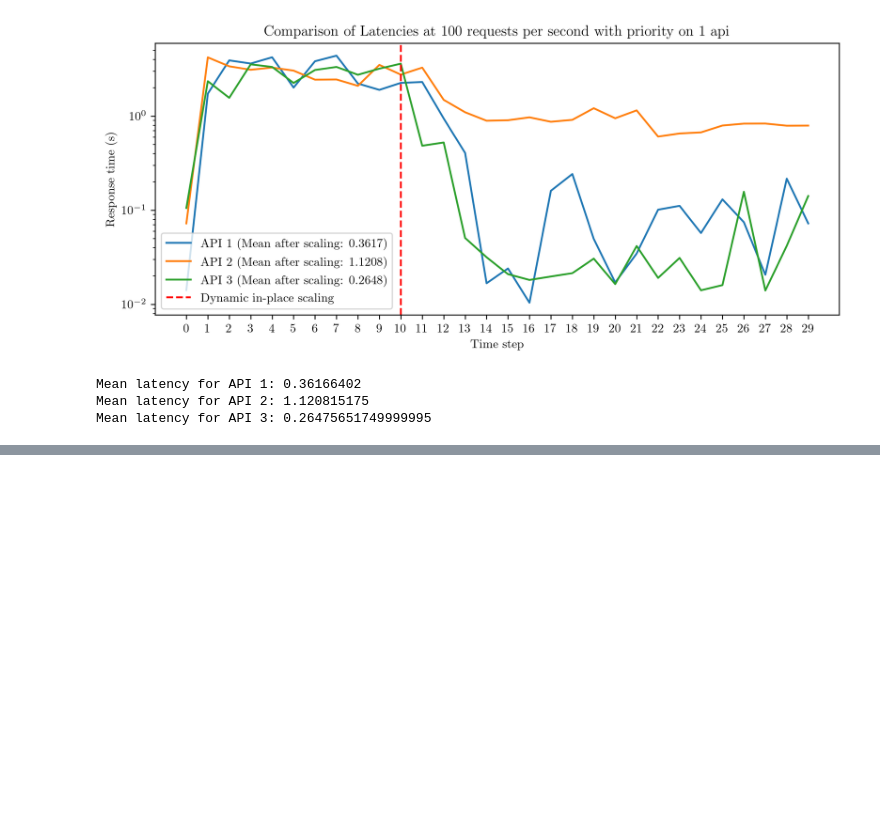
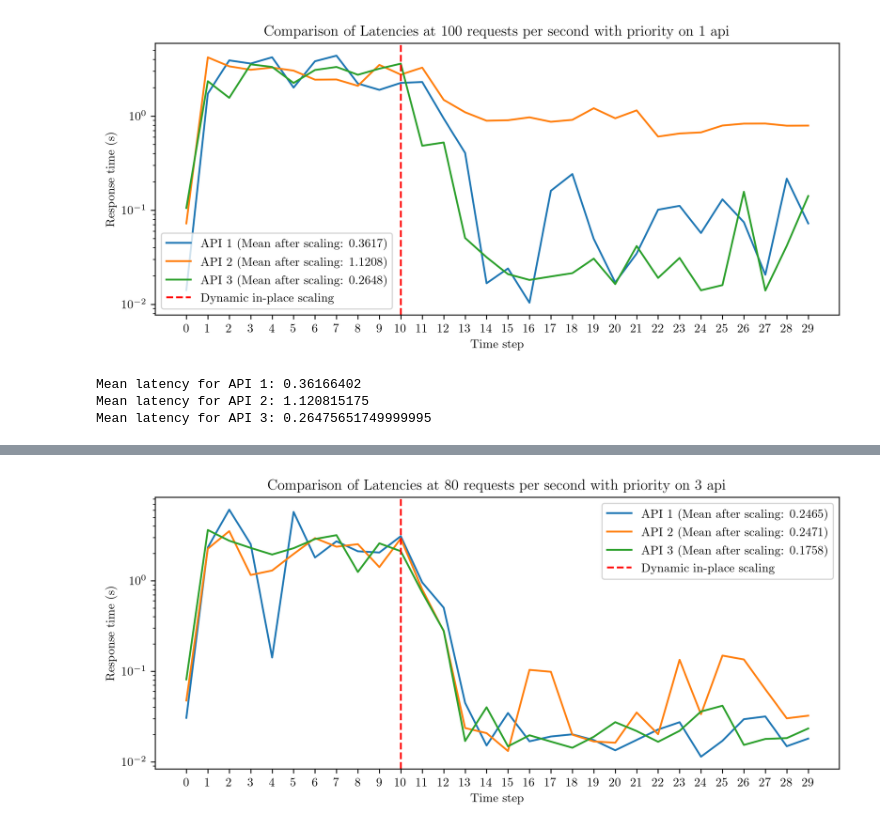
Before and after one commit to sensorlab/agent-edgeautoscaling, a Jupyter notebook: code/sla_priority_analysis.ipynb, the cells around one changed output, grey strips where cells are left out. Drawn from its saved outputs; the diff is of its cells as text; code cells hidden in the pictures; blank space fills up the shorter version.

Commit message:
add localization hpa scaling and add to analysis

```diff
--- a/code/sla_priority_analysis.ipynb
+++ b/code/sla_priority_analysis.ipynb
@@ -21,7 +22,7 @@ print(f'Current working directory: {os.getcwd()}')
 divide_at = 3
 
 interval = 1000
-rps = 100
+rps = 80
 random_rps = False
 # every = 3
 initial_rps = rps
@@ -38,7 +39,7 @@ nodes = init_nodes(debug=True, custom_label='app=localization-api')
 
 apis = 3
 
-priority_api = 1
+priority_api = 3
 resources = 1000
 # %% [output]
 Current working directory: /home/jprodanov/resource-elastisity-nancy
@@ -178,0 +185,14 @@ Mean latency for API 3: 0.26475651749999995
+# %%
+set_container_cpu_values(cpus=1000)
+for node in nodes:
+    for container_id, (_, _, _) in list(node.get_containers().items()):
+        (_, _, cpu_percentage), (_, _, _), (_, _), _ = node.get_container_usage(container_id)
+        if cpu_percentage > 20:
+            time.sleep(1.5)
+        else:
+            break
+
+mdqn_rts = []
+mdqn_container_recordings = []
+set_container_cpu_values(cpus=100)
+time.sleep(5)
@@ -178,0 +253,23 @@ Mean latency for API 3: 0.26475651749999995
+# %%
+rts = np.array(mdqn_rts).T
+
+plt.figure(figsize=(10, 4), dpi=300)
+
+for i, latency in enumerate(rts):
+    mean_latency = np.mean(latency[len(rts[0]) // divide_at:])
+    plt.plot(latency, label=f'API {i + 1} (Mean after scaling: {mean_latency:.4f})')
+
+middle_x = len(rts[0]) // divide_at
+plt.axvline(x=middle_x, color='r', linestyle='--', label='Dynamic in-place scaling')
+
+plt.xlabel('Time step')
+plt.ylabel('Response time (s)')
+plt.yscale('log')
+plt.title(f'Comparison of Latencies at {initial_rps} requests per second with priority on {priority_api} api')
+plt.legend()
+
+plt.xticks(np.arange(len(rts[0])))
+
+plt.show()
+# %% [output]
+[figure, added]
```
Also changed, not shown: parts of 9 cells of this notebook, 2 other files.
